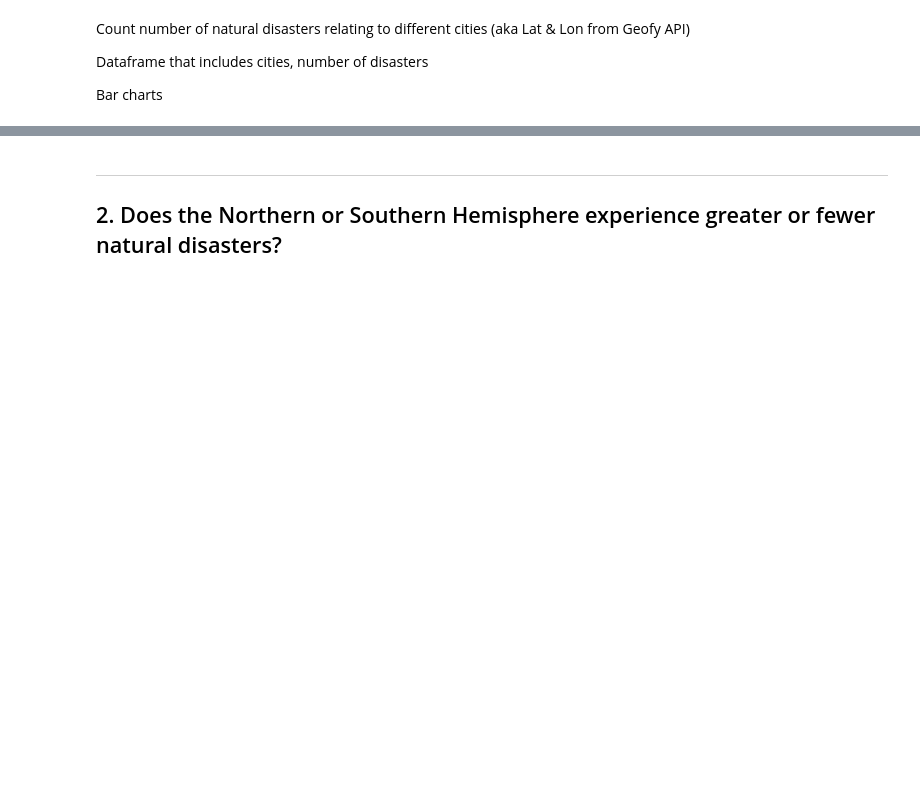
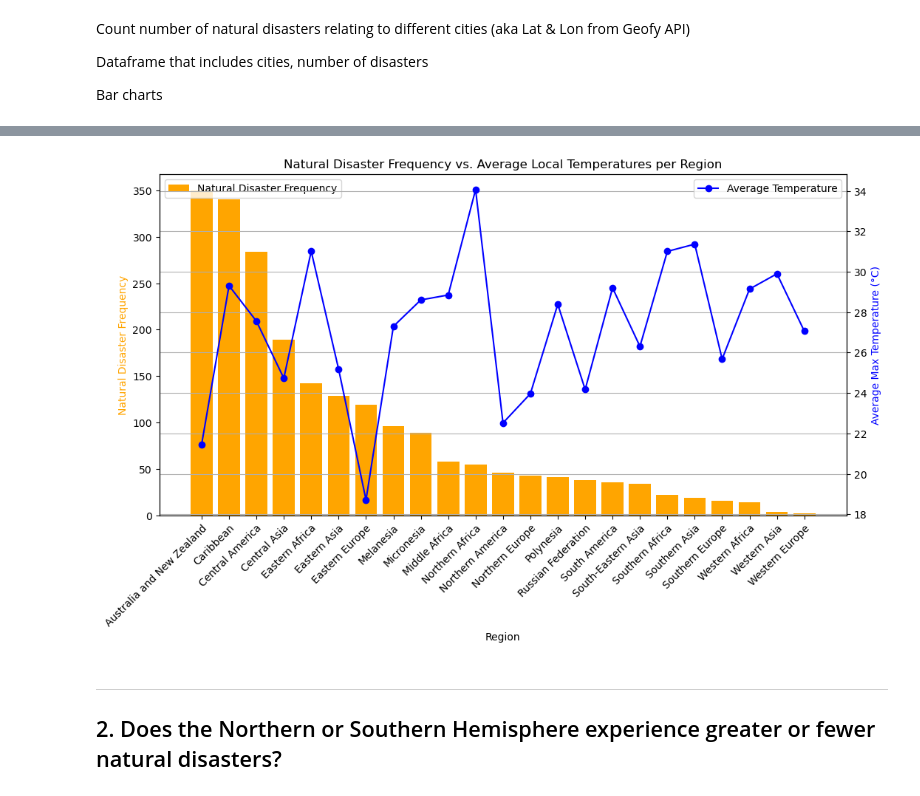
Before and after one commit to mhosseinf/Project_11, a Jupyter notebook: Project_1.ipynb, the cells around one changed output, grey strips where cells are left out. Saved outputs shown, nothing was run; the diff lists cells and outputs as text; code cells hidden in the pictures; blank space fills up the shorter version.

```diff
--- a/Project_1.ipynb
+++ b/Project_1.ipynb
@@ -365,3 +338,37 @@ plt.show()
+# %%
+# Create a figure and the first subplot (Natural Disaster Frequency)
+fig, ax1 = plt.subplots(figsize=(12, 6))
+
+# Plot the Natural Disaster Frequency data on the first subplot
+ax1.bar(disaster_counts.index, disaster_counts.values, color='orange')
+ax1.set_xlabel('Region')
+ax1.set_ylabel('Natural Disaster Frequency', color='orange')
+ax1.set_title('Natural Disaster Frequency vs. Average Local Temperatures per Region')
+
+# Create a second subplot that shares the same x-axis
+ax2 = ax1.twinx()
+
+# Plot the Average Temperatures data on the second subplot
+ax2.plot(temperature_counts.index, temperature_counts.values, marker='o', linestyle='-', color='blue')
+ax2.set_ylabel('Average Max Temperature (°C)', color='blue')
+
+# Add a legend for each subplot
+ax1.legend(['Natural Disaster Frequency'], loc='upper left')
+ax2.legend(['Average Temperature'], loc='upper right')
+
+# Rotate x-axis labels for better readability
+# plt.xticks(rotation=90)
+plt.setp(ax1.get_xticklabels(), rotation=45, ha="right", rotation_mode="anchor")
+
+#Save the plot
+plt.savefig("Resources/combinedDisastervsTemp.png")
+
+# Show the plot
+plt.grid(True)
+# plt.tight_layout()
+plt.show()
+# %% [output]
+[figure, added]
 # %% [markdown]
 ---
 ## 2.	Does the Northern or Southern Hemisphere experience greater or fewer natural disasters?
```
Also changed, not shown: parts of 18 cells of this notebook, 3 other files.
